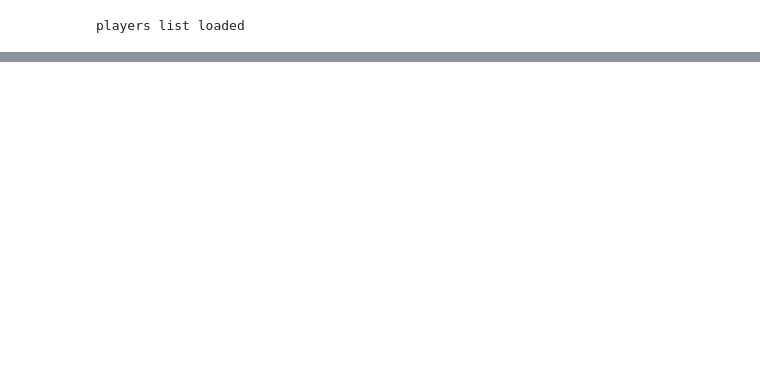
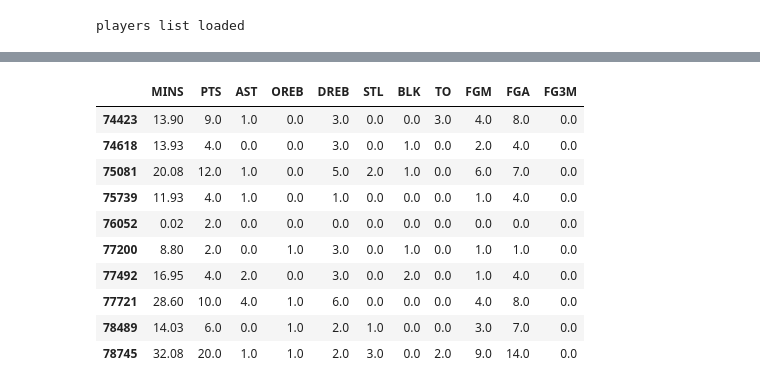
Before and after one commit to wonderui/Hoop_Fantasy, a Jupyter notebook: nba_seer-0.1/0_test_seer.ipynb, the cells around one changed output, grey strips where cells are left out. Cells and saved outputs as stored; diff of their text form; code cells hidden in the pictures; blank space fills up the shorter version.

```diff
--- a/nba_seer-0.1/0_test_seer.ipynb
+++ b/nba_seer-0.1/0_test_seer.ipynb
@@ -136,0 +178,15 @@ h.value_counts().plot(kind='hist')
+# %%
+test_p_log = get_last_n_game_logs(game_stats_logs, 203461, '1400200189', 10)
+test_p_log
+# %% [output]
+|  | MINS | PTS | AST | OREB | DREB | STL | BLK | TO | FGM | FGA | FG3M |
+| 74423 | 13.90 | 9.0 | 1.0 | 0.0 | 3.0 | 0.0 | 0.0 | 3.0 | 4.0 | 8.0 | 0.0 |
+| 74618 | 13.93 | 4.0 | 0.0 | 0.0 | 3.0 | 0.0 | 1.0 | 0.0 | 2.0 | 4.0 | 0.0 |
+| 75081 | 20.08 | 12.0 | 1.0 | 0.0 | 5.0 | 2.0 | 1.0 | 0.0 | 6.0 | 7.0 | 0.0 |
+| 75739 | 11.93 | 4.0 | 1.0 | 0.0 | 1.0 | 0.0 | 0.0 | 0.0 | 1.0 | 4.0 | 0.0 |
+| 76052 | 0.02 | 2.0 | 0.0 | 0.0 | 0.0 | 0.0 | 0.0 | 0.0 | 0.0 | 0.0 | 0.0 |
+| 77200 | 8.80 | 2.0 | 0.0 | 1.0 | 3.0 | 0.0 | 1.0 | 0.0 | 1.0 | 1.0 | 0.0 |
+| 77492 | 16.95 | 4.0 | 2.0 | 0.0 | 3.0 | 0.0 | 2.0 | 0.0 | 1.0 | 4.0 | 0.0 |
+| 77721 | 28.60 | 10.0 | 4.0 | 1.0 | 6.0 | 0.0 | 0.0 | 0.0 | 4.0 | 8.0 | 0.0 |
+| 78489 | 14.03 | 6.0 | 0.0 | 1.0 | 2.0 | 1.0 | 0.0 | 0.0 | 3.0 | 7.0 | 0.0 |
+| 78745 | 32.08 | 20.0 | 1.0 | 1.0 | 2.0 | 3.0 | 0.0 | 2.0 | 9.0 | 14.0 | 0.0 |
```
Also changed, not shown: parts of 15 cells of this notebook, 3 other files.
